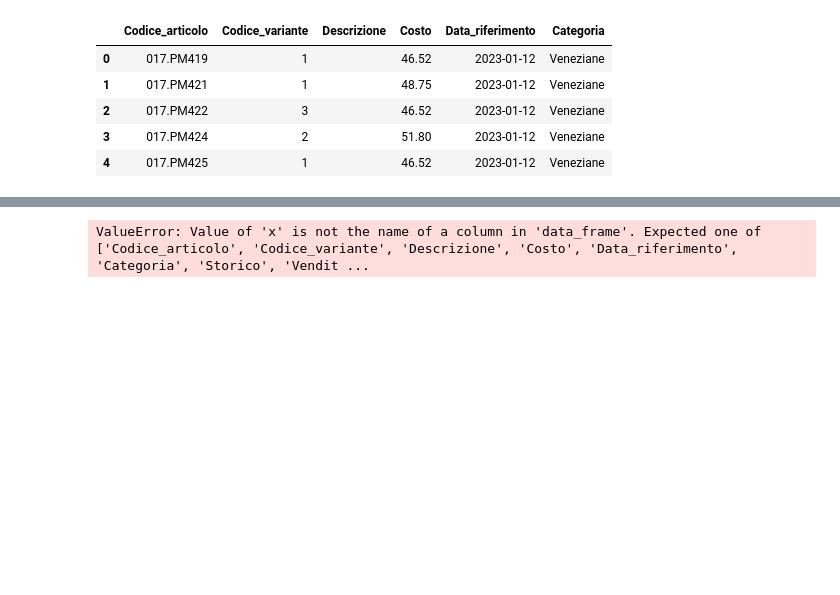
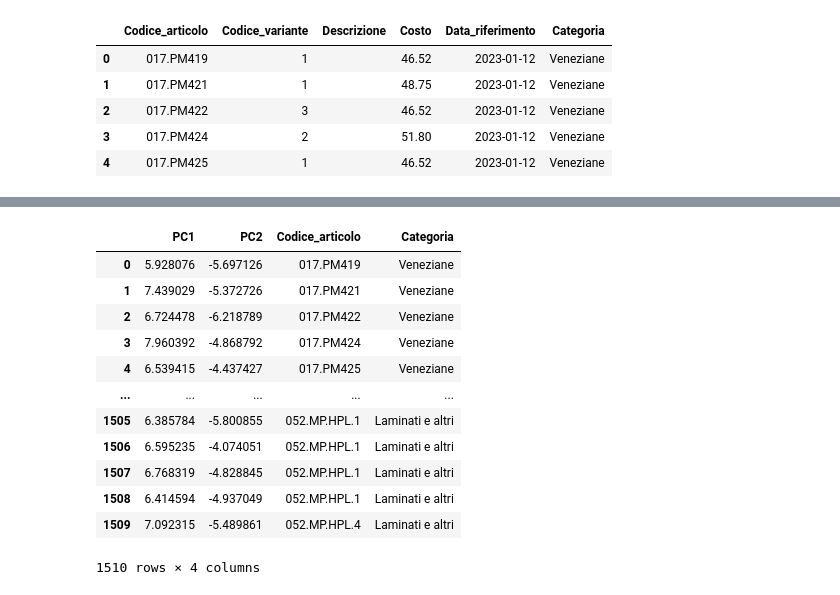
Before and after one commit to Ishikawa7/DEMO-Sales-Data-Analysis-and-Price-List-Management-System, a Jupyter notebook: vista_listino.ipynb, the cells around one changed output, grey strips where cells are left out. Saved outputs shown, nothing was run; the diff lists cells and outputs as text; code cells hidden in the pictures; blank space fills up the shorter version.

```diff
--- a/vista_listino.ipynb
+++ b/vista_listino.ipynb
@@ -195,7 +210,31 @@ See the caveats in the documentation: https://pandas.pydata.org/pandas-docs/stab
+# %%
+# use pca to reduce dimensionality
+from sklearn.decomposition import PCA
+pca = PCA(n_components=2)
+pca.fit(df_listino_storico.iloc[:, 15:])
+pca.explained_variance_ratio_
+X_pca = pca.transform(df_listino_storico.iloc[:, 15:])
+X_pca.shape
+df_pca = pd.DataFrame(X_pca, columns=["PC1", "PC2"])
+df_pca["Codice_articolo"] = df_listino_storico["Codice_articolo"]
+df_pca["Categoria"] = df_listino_storico["Categoria"]
+df_pca
+# %% [output]
+|  | PC1 | PC2 | Codice_articolo | Categoria |
+| 0 | 5.928076 | -5.697126 | 017.PM419 | Veneziane |
+| 1 | 7.439029 | -5.372726 | 017.PM421 | Veneziane |
+| 2 | 6.724478 | -6.218789 | 017.PM422 | Veneziane |
+| 3 | 7.960392 | -4.868792 | 017.PM424 | Veneziane |
+| 4 | 6.539415 | -4.437427 | 017.PM425 | Veneziane |
+| ... | ... | ... | ... | ... |
+| 1505 | 6.385784 | -5.800855 | 052.MP.HPL.1 | Laminati e altri |
+| 1506 | 6.595235 | -4.074051 | 052.MP.HPL.1 | Laminati e altri |
+| 1507 | 6.768319 | -4.828845 | 052.MP.HPL.1 | Laminati e altri |
+| 1508 | 6.414594 | -4.937049 | 052.MP.HPL.1 | Laminati e altri |
+| 1509 | 7.092315 | -5.489861 | 052.MP.HPL.4 | Laminati e altri |
+1510 rows × 4 columns
 # %%
 # clustering storico listino
-fig = px.scatter(df_listino, x="media_delta_storico", y="deviazione_standard_delta_storico", color="Categoria", template="plotly_white", title="Clustering storico listino")
+fig = px.scatter(df_pca, x="PC1", y="PC2", color="Categoria", template="plotly_white", title="Clustering storico listino")
 fig.write_html("vista_listino/clustering_storico_listino.html")
 fig.show()
-# %% [output]
-ValueError: Value of 'x' is not the name of a column in 'data_frame'. Expected one of ['Codice_articolo', 'Codice_variante', 'Descrizione', 'Costo', 'Data_riferimento', 'Categoria', 'Storico', 'Vendit ...
```
Also changed, not shown: parts of 18 cells of this notebook, 6 other files.
